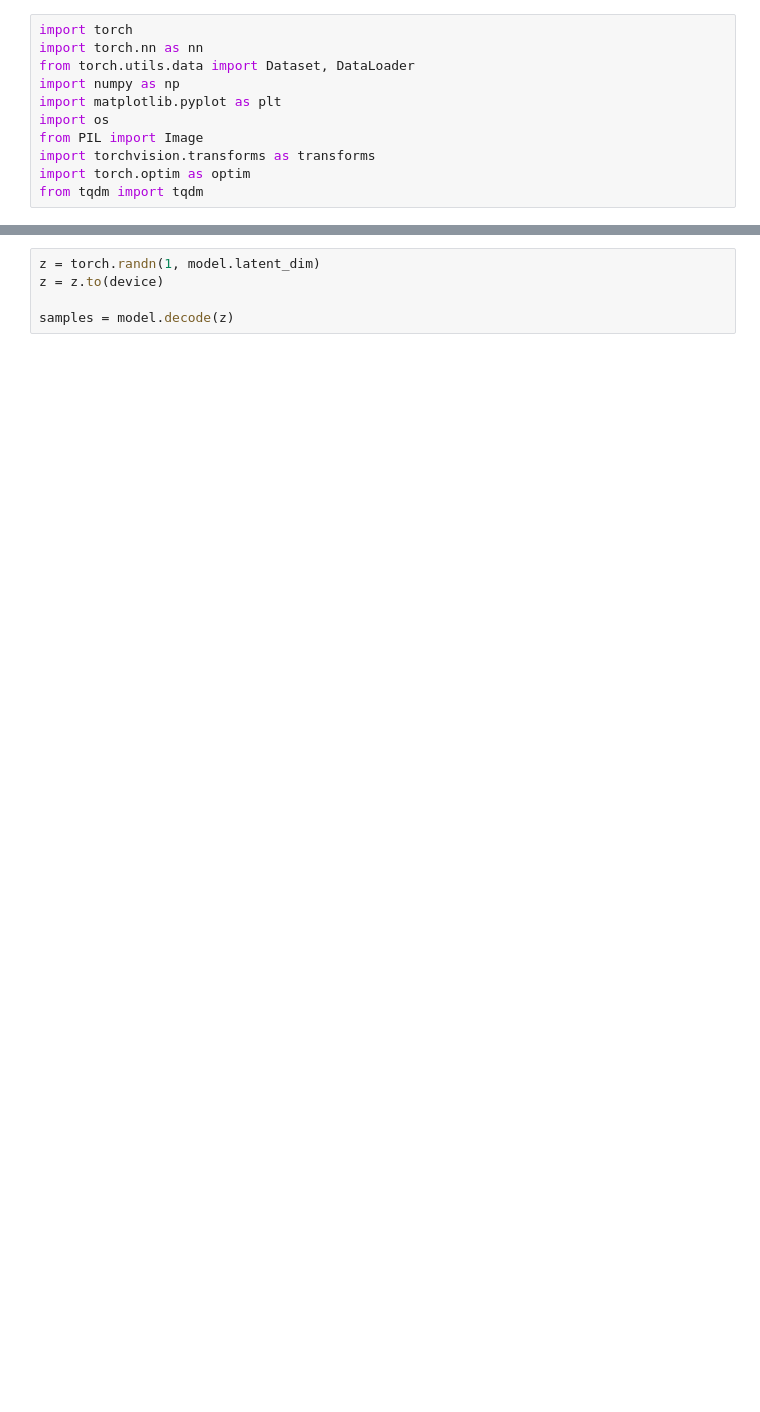
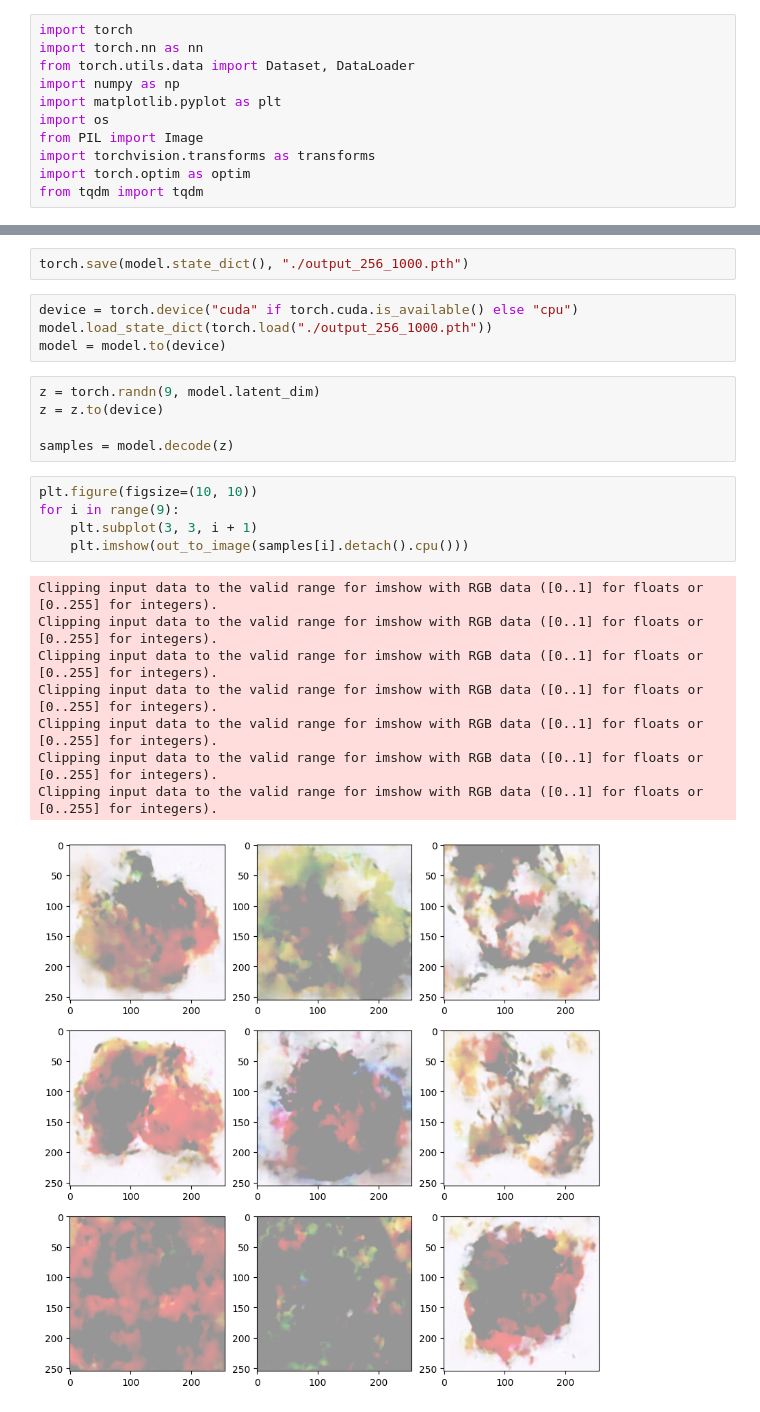
Before and after one commit to YashSax/DogVAE, a Jupyter notebook: VAE.ipynb, the cells around one changed output, grey strips where cells are left out. Drawn from its saved outputs; the diff is of its cells as text; blank space fills up the shorter version.

```diff
--- a/VAE.ipynb
+++ b/VAE.ipynb
@@ -205,5 +212,25 @@ NameError: name 'log_var' is not defined
+# %%
+torch.save(model.state_dict(), "./output_256_1000.pth")
+# %%
+device = torch.device("cuda" if torch.cuda.is_available() else "cpu")
+model.load_state_dict(torch.load("./output_256_1000.pth"))
+model = model.to(device)
 # %%
-z = torch.randn(1, model.latent_dim)
+z = torch.randn(9, model.latent_dim)
 z = z.to(device)
 
 samples = model.decode(z)
+# %%
+plt.figure(figsize=(10, 10))
+for i in range(9):
+    plt.subplot(3, 3, i + 1)
+    plt.imshow(out_to_image(samples[i].detach().cpu()))
+# %% [output]
+Clipping input data to the valid range for imshow with RGB data ([0..1] for floats or [0..255] for integers).
+Clipping input data to the valid range for imshow with RGB data ([0..1] for floats or [0..255] for integers).
+Clipping input data to the valid range for imshow with RGB data ([0..1] for floats or [0..255] for integers).
+Clipping input data to the valid range for imshow with RGB data ([0..1] for floats or [0..255] for integers).
+Clipping input data to the valid range for imshow with RGB data ([0..1] for floats or [0..255] for integers).
+Clipping input data to the valid range for imshow with RGB data ([0..1] for floats or [0..255] for integers).
+Clipping input data to the valid range for imshow with RGB data ([0..1] for floats or [0..255] for integers).
+[figure, added]
```
Also changed, not shown: parts of 14 cells of this notebook, 4 other files.
